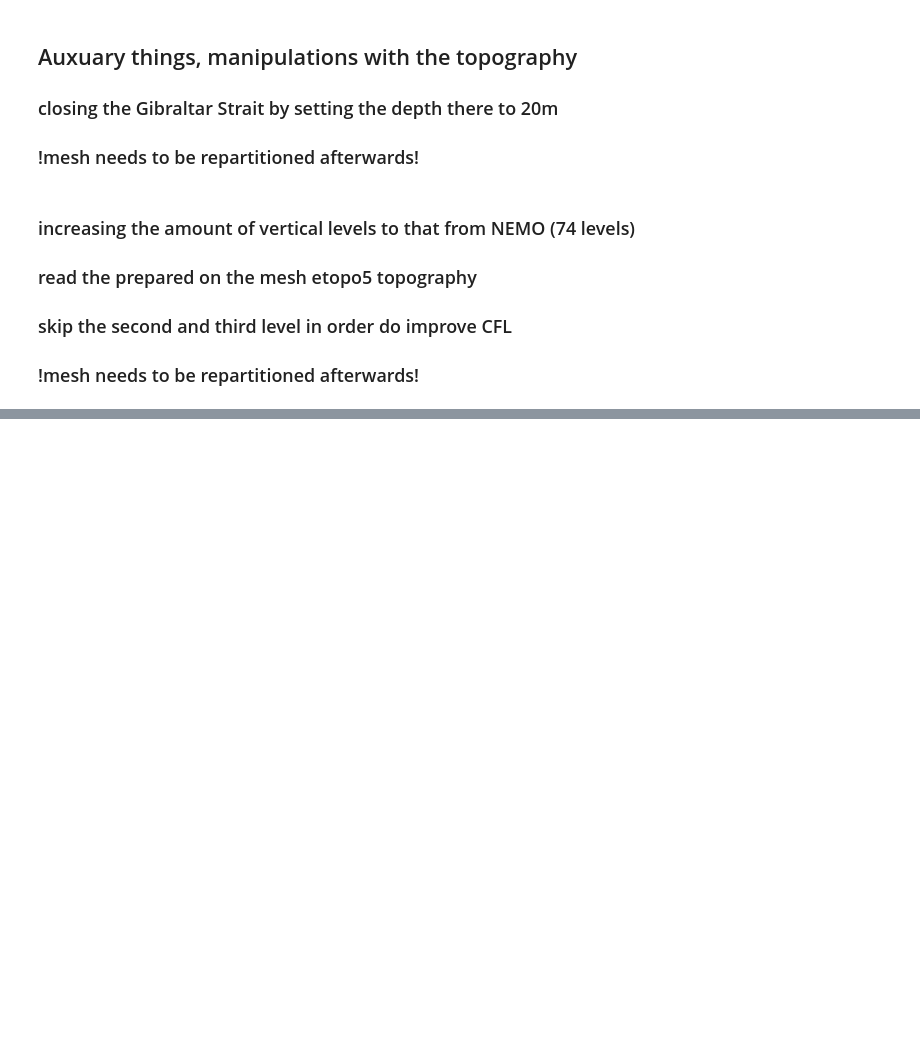
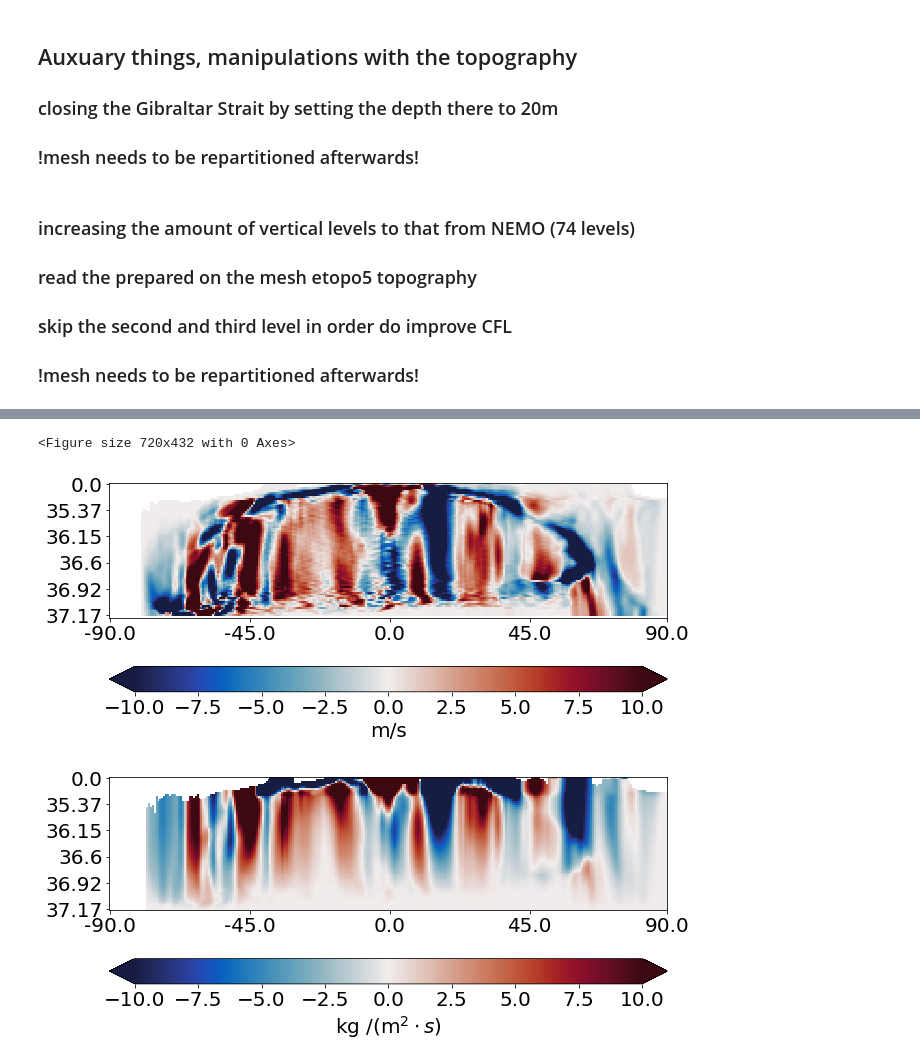
Before and after one commit to FESOM/fesom2, a Jupyter notebook: view/plot_main.ipynb, the cells around one changed output, grey strips where cells are left out. Cells and saved outputs as stored; diff of their text form; code cells hidden in the pictures; blank space fills up the shorter version.

```diff
--- a/view/plot_main.ipynb
+++ b/view/plot_main.ipynb
@@ -368,0 +512,77 @@ f.close()
+# %%
+from matplotlib.colors import LogNorm
+cmap=cmo.balance
+fig = plt.figure(figsize=(10,6))
+dlat=lats[1:]-lats[:-1]
+dlat=dlat*np.pi/180.*6367500.
+drho=std_dens[1:]-std_dens[:-1]
+psi_y    =np.diff(moc, axis=1)/dlat*1.e6
+psi_y_conv=np.apply_along_axis(lambda m: np.convolve(m, flt, mode='same'), axis=1, arr=psi_y)
+
+rho_z=((drhodz[:,1:]+drhodz[:,:-1])/2.)[:-1]
+rho_z[abs(rho_z)<10.]=np.nan
+rho_z_conv=np.apply_along_axis(lambda m: np.convolve(m, flt, mode='same'), axis=1, arr=rho_z)
+aux=(psi_y_conv[:-1,:]+psi_y_conv[1:,:])/2.
+int_psi_y=np.flipud(np.flipud((aux.T*drho).T).cumsum(axis=0))
+
+#diapycnal mixing
+k_eff=int_psi_y/rho_z_conv
+
+mlats=(lats[1:]+lats[:-1])/2.
+nan_ind=(psi_y_conv==0)
+psi_y_conv[nan_ind]=np.nan
+
+nan_ind=(moc[:-1,:-1]==0)
+int_psi_y[nan_ind]=np.nan
+
+k_eff[nan_ind]=np.nan
+# dPSI/dY
+cbartext, cont = 'm$^2$/s', [-10., 10.]
+fig = plt.figure(figsize=(10,6))
+plt.imshow(psi_y_conv[:,:], vmin=cont[0], vmax=cont[1], cmap=cmo.balance)
+axis=lats
+dx=int(len(axis)/4.)
+ind=np.arange(0, len(axis)+1, dx)
+ind[-1]=ind[-1]-1
+labels=[-90., -45., 0., 45., 90.]
+plt.xticks(ind, labels)
+axis=std_dens[:-1]
+ind=np.arange(0, len(axis), int(len(axis)/5.))
+plt.yticks(ind, np.round(axis[ind], 2))
+cbar=plt.colorbar(orientation='horizontal', extend='both')
+cbar.set_label('m/s', fontsize=fontsize)
+
+# integral from bottom to Z of dPSI/dY
+cbartext, cont = 'm$^2$/s', [-10., 10.]
+fig = plt.figure(figsize=(10,6))
+plt.imshow(int_psi_y[:,:], vmin=cont[0], vmax=cont[1], cmap=cmo.balance)
+axis=lats
+dx=int(len(axis)/4.)
+ind=np.arange(0, len(axis)+1, dx)
+ind[-1]=ind[-1]-1
+labels=[-90., -45., 0., 45., 90.]
+plt.xticks(ind, labels)
+axis=std_dens[:-1]
+ind=np.arange(0, len(axis), int(len(axis)/5.))
+plt.yticks(ind, np.round(axis[ind], 2))
+cbar=plt.colorbar(orientation='horizontal', extend='both')
+cbar.set_label('kg /(m$^2 \cdot s$)', fontsize=fontsize)
+
+# diapycnal mixing : int_psi_y/rho_z_conv
+cbartext, cont = 'm$^2$/s', [-5.e-4, 5.e-4]
+fig = plt.figure(figsize=(10,6))
+plt.imshow(k_eff[:,:], vmin=cont[0], vmax=cont[1], cmap=cmo.balance)
+axis=lats
+dx=int(len(axis)/4.)
+ind=np.arange(0, len(axis)+1, dx)
+ind[-1]=ind[-1]-1
+labels=[-90., -45., 0., 45., 90.]
+plt.xticks(ind, labels)
+axis=std_dens[:-1]
+ind=np.arange(0, len(axis), int(len(axis)/5.))
+plt.yticks(ind, np.round(axis[ind], 2))
+cbar=plt.colorbar(orientation='horizontal', extend='both')
+cbar.set_label('m$^2$/s', fontsize=fontsize)
+plt.ylabel('density, kg/m$^3$', fontsize=fontsize)
+plt.xlabel('latitude, [degree]', fontsize=fontsize)
+# %% [output]
@@ -368,0 +590,3 @@ f.close()
+<Figure size 720x432 with 0 Axes>
+[figure, added]
+[figure, added]
```
Also changed, not shown: parts of 7 cells of this notebook, 7 other files.
